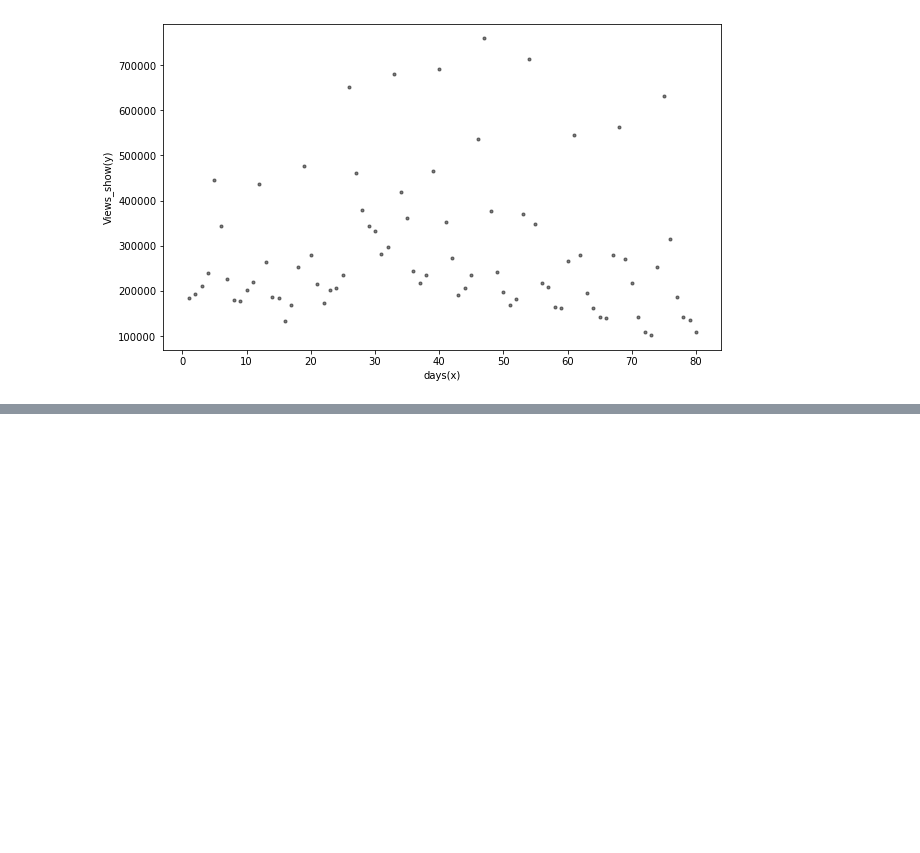
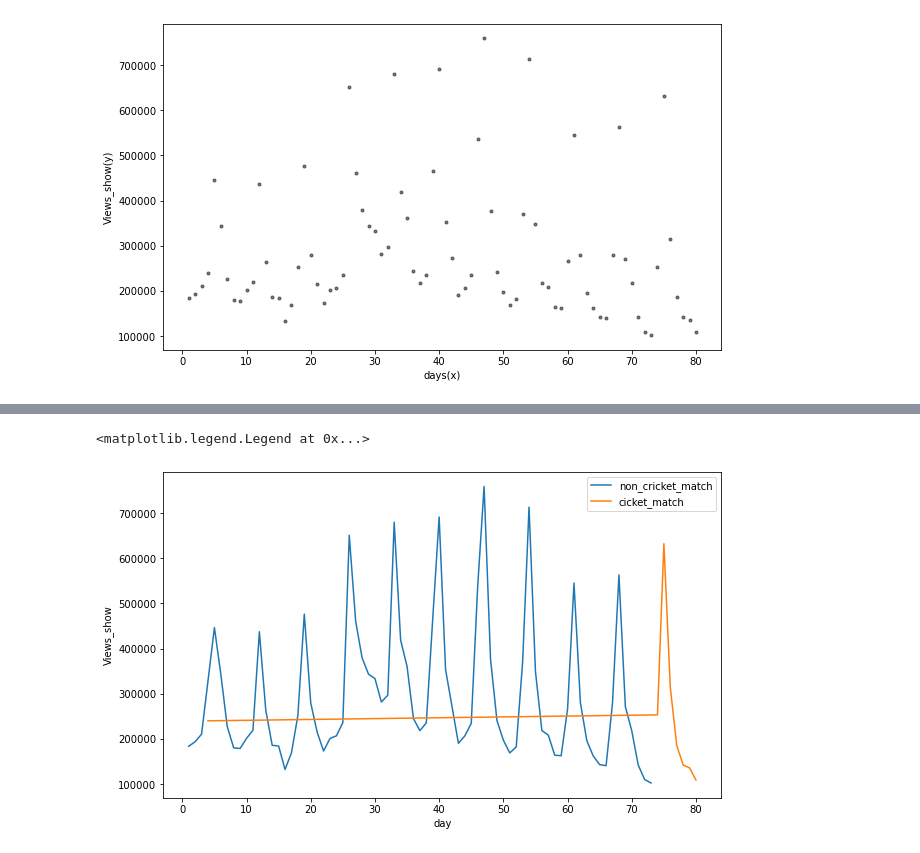
Before and after one commit to vivekkum-ar/Media-Company-Linear-Regression, a Jupyter notebook: Media-Company-Case-Study.ipynb, the cells around one changed output, grey strips where cells are left out. Drawn from its saved outputs; the diff is of its cells as text; code cells hidden in the pictures; blank space fills up the shorter version.

```diff
--- a/Media-Company-Case-Study.ipynb
+++ b/Media-Company-Case-Study.ipynb
@@ -178,0 +204,7 @@ plt.show()
+# %%
+fig, ax = plt.subplots(1,1,figsize=(10, 6))
+sns.lineplot(data=media,x='day',y='Views_show',ax=ax,hue="Cricket_match_india")
+ax.legend(['non_cricket_match','cicket_match',],loc='upper right')
+# %% [output]
+<matplotlib.legend.Legend at 0x...>
+[figure, added]
```
Also changed, not shown: parts of 52 cells of this notebook.
